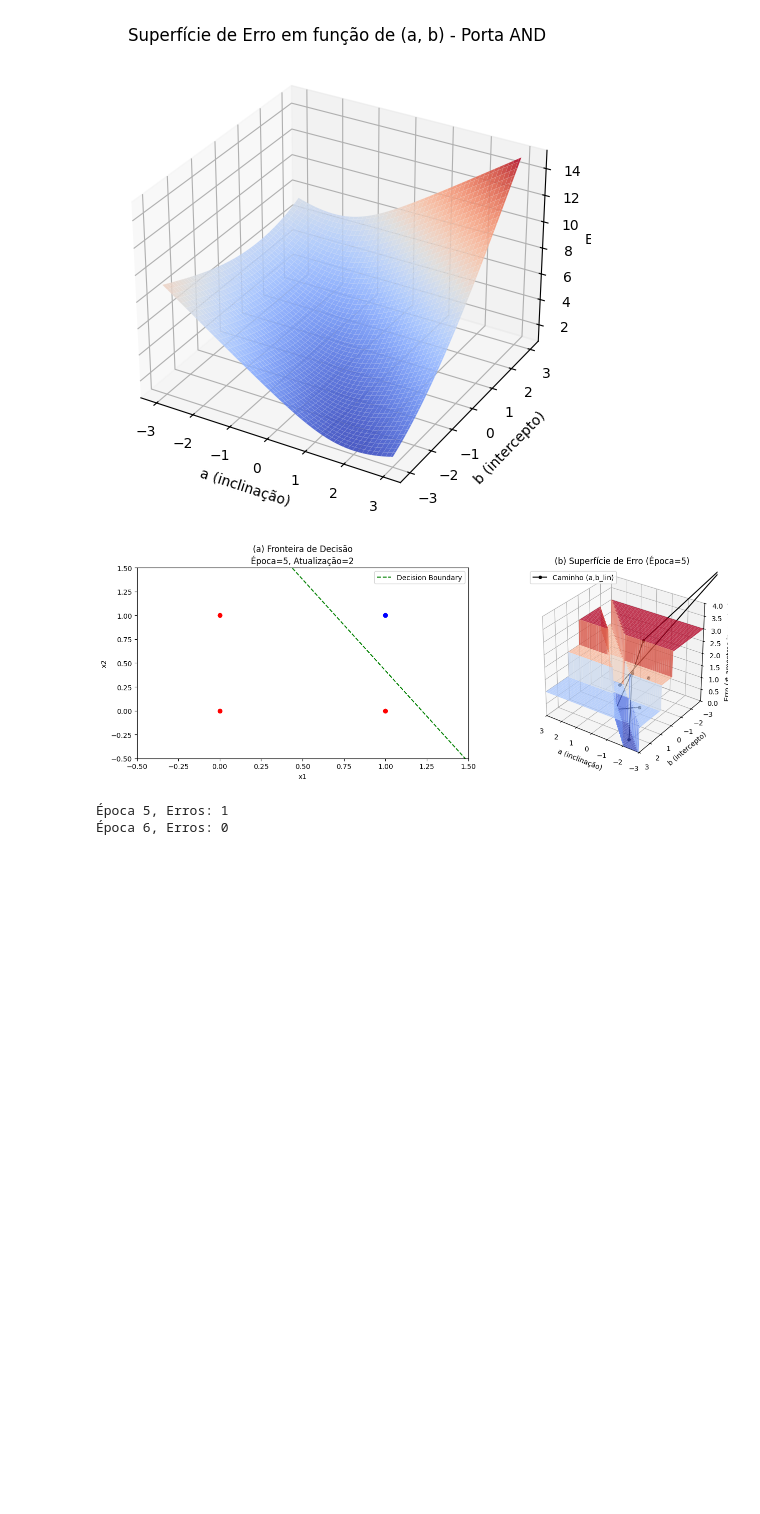
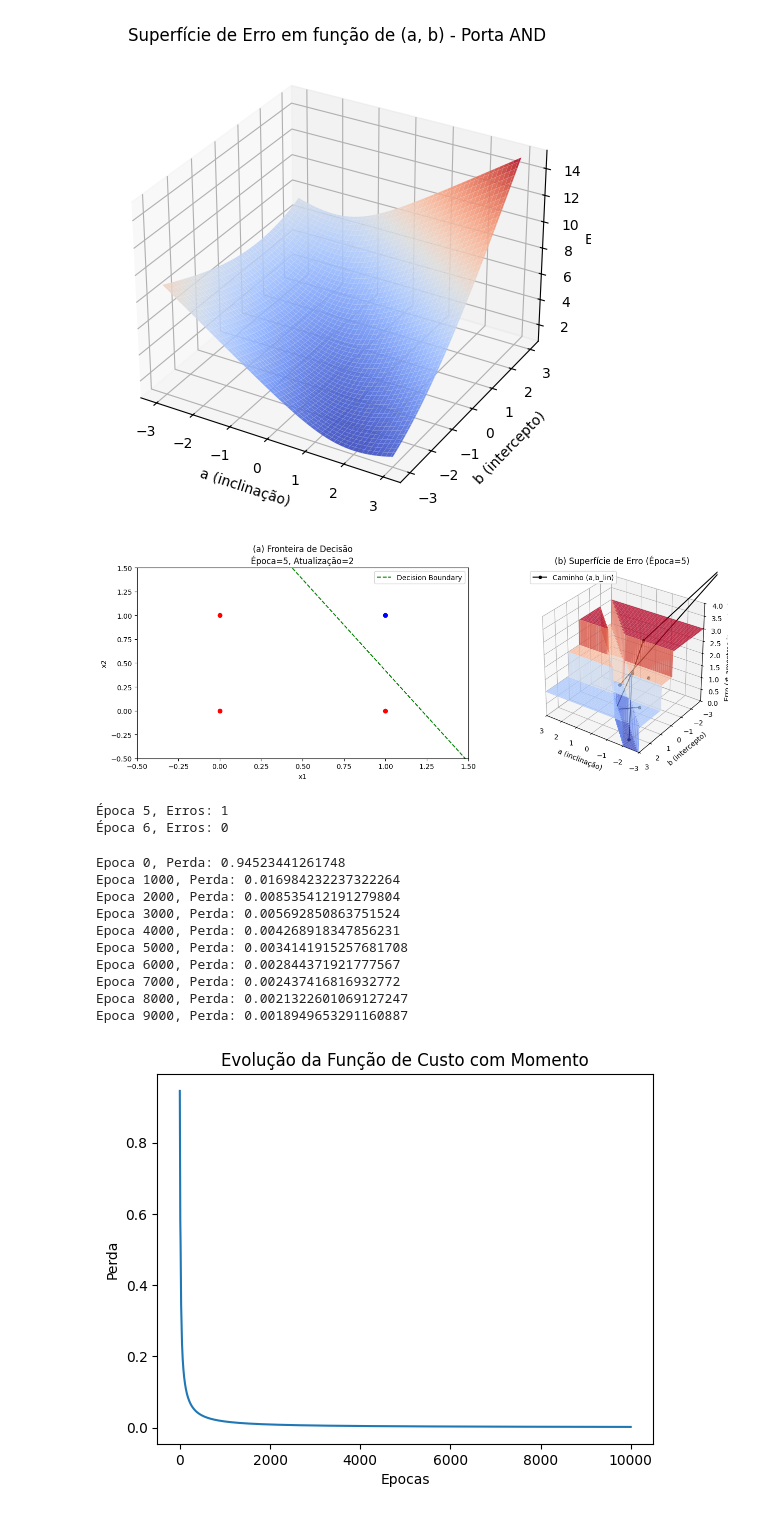
Before and after one commit to viniciusandrre/Redes-Neurais, a Jupyter notebook: codigo/Cópia_de_slides_13_redes_neurais_p3_pratica_1.ipynb, the cells around one changed output. Cells and saved outputs as stored; diff of their text form; code cells hidden in the pictures; blank space fills up the shorter version.

Commit message:
parametro momento

```diff
--- a/codigo/Cópia_de_slides_13_redes_neurais_p3_pratica_1.ipynb
+++ b/codigo/Cópia_de_slides_13_redes_neurais_p3_pratica_1.ipynb
@@ -2836,3 +2836,80 @@ for epoch in range(1, max_epochs + 1):
 [figure]
 Época 5, Erros: 1
 Época 6, Erros: 0
+# %%
+# Importação de bibliotecas
+import numpy as np
+import matplotlib.pyplot as plt
+
+# Função de ativação sigmoide
+def sigmoid(x):
+    return 1 / (1 + np.exp(-x))
+
+# Função de custo - Entropia Cruzada
+def cross_entropy_loss(y_true, y_pred):
+    epsilon = 1e-9  # Para evitar log(0)
+    y_pred = np.clip(y_pred, epsilon, 1 - epsilon)
+    return -np.mean(y_true * np.log(y_pred) + (1 - y_true) * np.log(1 - y_pred))
+
+# Dados de entrada (AND)
+X = np.array([[0, 0], [0, 1], [1, 0], [1, 1]])
+y = np.array([[0], [0], [0], [1]])  # Saída esperada para AND
+
+# Inicialização de pesos e bias
+np.random.seed(42)
+weights = np.random.randn(2, 1)
+bias = np.random.randn(1)
+learning_rate = 0.1
+epochs = 10000
+momentum = 0.9  # Valor típico entre 0.8 e 0.99
+
+# Inicializando os deltas de momento
+v_weights = np.zeros_like(weights)
+v_bias = np.zeros_like(bias)
+
+# Treinamento do modelo com momento
+losses = []
+for epoch in range(epochs):
+    # Forward pass
+    z = np.dot(X, weights) + bias
+    y_pred = sigmoid(z)
+
+    # Cálculo da perda
+    loss = cross_entropy_loss(y, y_pred)
+    losses.append(loss)
+
+    # Backpropagation
+    error = y_pred - y
+    grad_weights = np.dot(X.T, error) / len(X)
+    grad_bias = np.mean(error)
+
+    # Aplicando momento
+    v_weights = momentum * v_weights + learning_rate * grad_weights
+    v_bias = momentum * v_bias + learning_rate * grad_bias
+
+    # Atualização dos pesos com momento
+    weights -= v_weights
+    bias -= v_bias
+
+    # Exibir progresso
+    if epoch % 1000 == 0:
+        print(f'Epoca {epoch}, Perda: {loss}')
+
+# Plot da função de custo ao longo do tempo
+plt.plot(losses)
+plt.xlabel('Epocas')
+plt.ylabel('Perda')
+plt.title('Evolução da Função de Custo com Momento')
+plt.show()
+# %% [output]
+Epoca 0, Perda: 0.94523441261748
+Epoca 1000, Perda: 0.016984232237322264
+Epoca 2000, Perda: 0.008535412191279804
+Epoca 3000, Perda: 0.005692850863751524
+Epoca 4000, Perda: 0.004268918347856231
+Epoca 5000, Perda: 0.0034141915257681708
+Epoca 6000, Perda: 0.002844371921777567
+Epoca 7000, Perda: 0.002437416816932772
+Epoca 8000, Perda: 0.0021322601069127247
+Epoca 9000, Perda: 0.0018949653291160887
+[figure, added]
```
